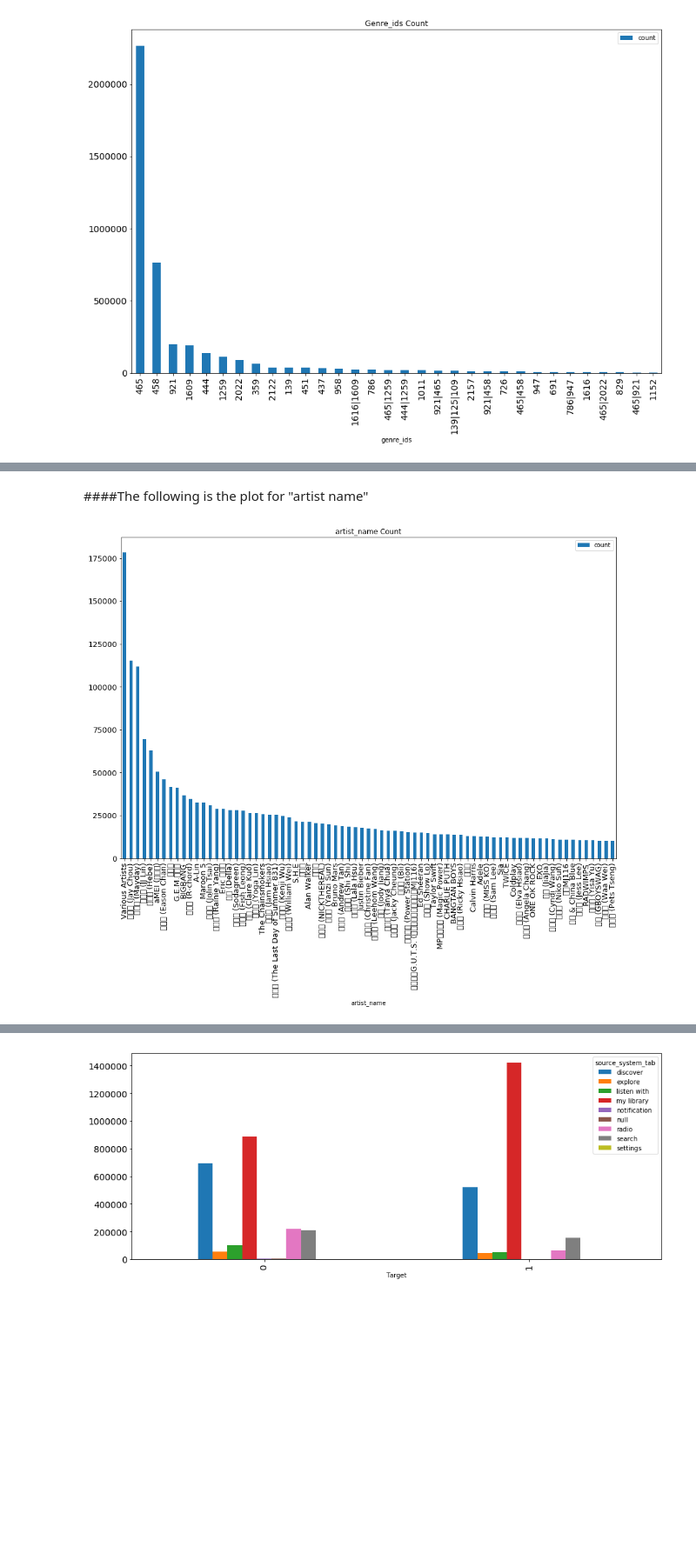
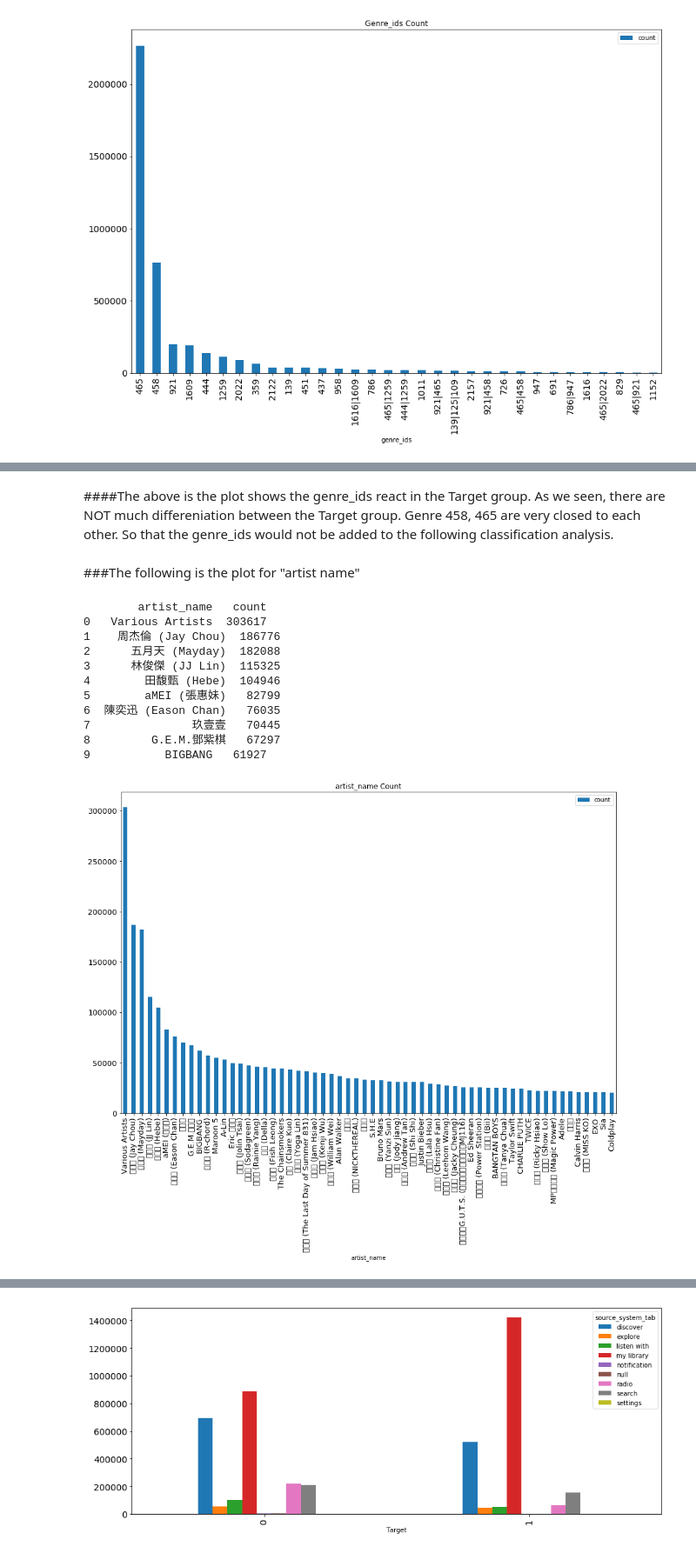
Before and after one commit to kyloop/CSC_478_Programming_Machine_Learning, a Jupyter notebook: CSC478_Project_train_genre_gender.ipynb, the cells around one changed output, grey strips where cells are left out. Shown at 87% size. Saved outputs shown, nothing was run; the diff lists cells and outputs as text; code cells hidden in the pictures; blank space fills up the shorter version.

```diff
--- a/CSC478_Project_train_genre_gender.ipynb
+++ b/CSC478_Project_train_genre_gender.ipynb
@@ -297,9 +300,9 @@ Time taken is  340.8841071128845
 # %%
 import pandas as pd
 import numpy as np
-#original_tbl=pd.read_csv('''query1.csv''', na_values=["?"])
+original_tbl=pd.read_csv('''query1.csv''', na_values=["?"])
 #train_tbl=pd.read_csv('''que_train.csv''', na_values=["?"])
 #songs_tbl=pd.read_csv('''que_songs.csv''', na_values=["?"])
 #members_tbl=pd.read_csv('''que_members.csv''', na_values=["?"])
-train2_tbl=pd.read_csv('''query2.csv''', na_values=["?"])
+#train2_tbl=pd.read_csv('''query2.csv''', na_values=["?"])
 # %%
@@ -480,28 +500,43 @@ plt.show()
+# %% [markdown]
+####The above is the plot shows the genre_ids react in the Target group. As we seen, there are NOT  much differeniation between the Target group. Genre 458, 465 are very closed to each other. So that the genre_ids would not be added to the following classification analysis.
 # %% [markdown]
-####The following is the plot for "artist name"
+###The following is the plot for "artist name"
 # %%
 i_lst=[]
 cnt_lst=[]
 val_lst=[]
 for i ,(val, cnt) in enumerate(music_tbl['artist_name'].value_counts().iteritems()):
     i_lst.append(i)
     cnt_lst.append(cnt)
     val_lst.append(val)
 i_lst=np.array(i_lst)
 cnt_lst=np.array(cnt_lst)
 val_lst=np.array(val_lst)
 
 idx=np.argsort(cnt_lst)[::-1]
 type(val_lst)
 type(cnt_lst)
 aa=pd.DataFrame({'count':cnt_lst[idx].tolist(),'artist_name':val_lst[idx].tolist()})
 
+print(aa[0:10])
+
 #Display Genre_ids which is count is higher than 10000.
-aa[aa['count']>10000].set_index('artist_name').plot.bar(figsize=(15,10)
+aa[aa['count']>20000].set_index('artist_name').plot.bar(figsize=(15,10)
                                                         ,title='artist_name Count'
                                                         ,fontsize=13)
 plt.xticks(rotation=90)
 plt.show()
 # %% [output]
+        artist_name   count
+0   Various Artists  303617
+1    周杰倫 (Jay Chou)  186776
+2      五月天 (Mayday)  182088
+3      林俊傑 (JJ Lin)  115325
+4        田馥甄 (Hebe)  104946
+5        aMEI (張惠妹)   82799
+6  陳奕迅 (Eason Chan)   76035
+7               玖壹壹   70445
+8         G.E.M.鄧紫棋   67297
+9           BIGBANG   61927
-[figure, old version]
+[figure, new version]
 # %% [markdown]
```
Also changed, not shown: parts of 84 cells of this notebook.
